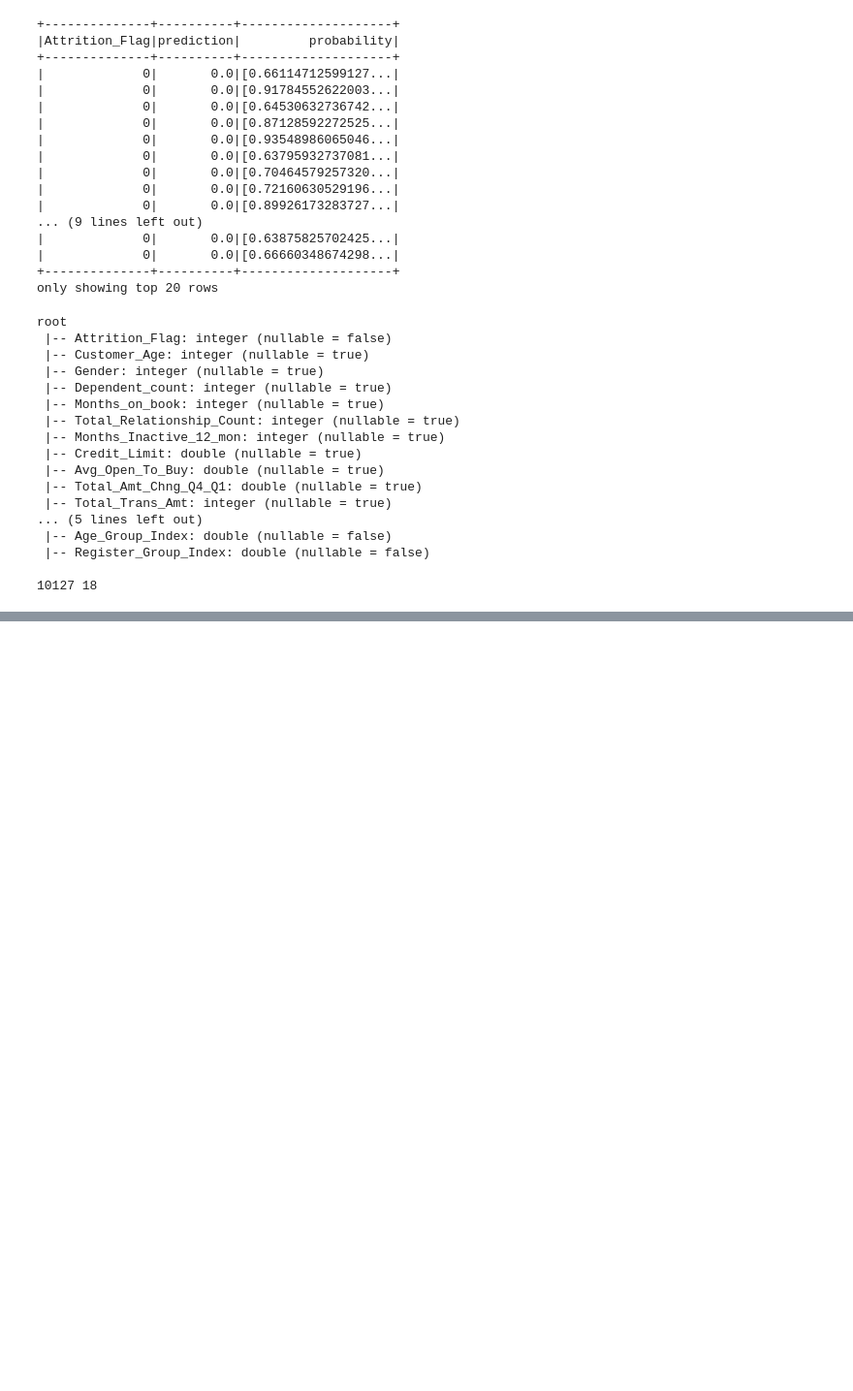
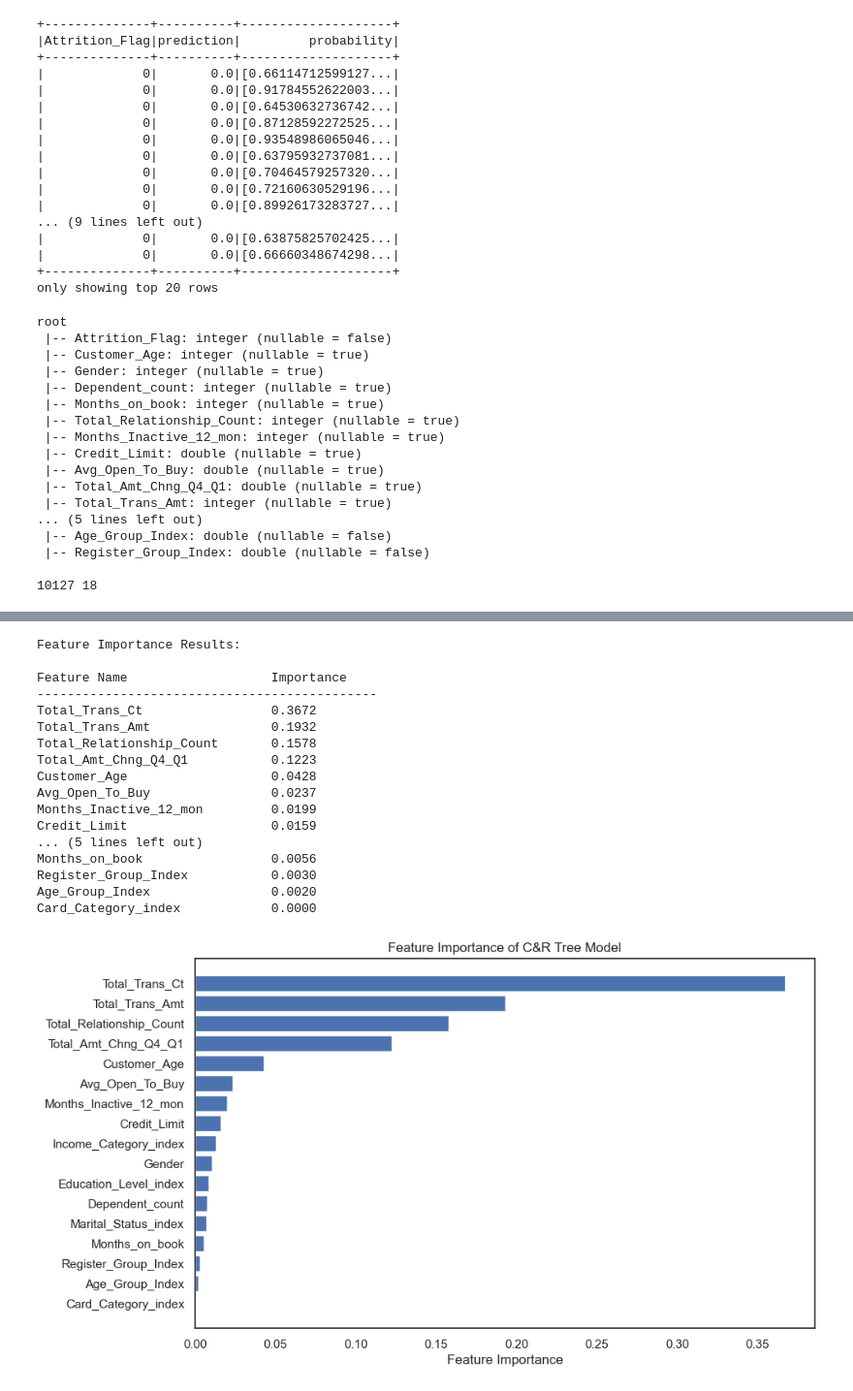
Before and after one commit to liyan0312/Big-Data-and-Machine-Learning, a Jupyter notebook: BankChurners.ipynb, the cells around one changed output, grey strips where cells are left out. Shown: that part at 97% size. Saved outputs shown, nothing was run; the diff lists cells and outputs as text; code cells hidden in the pictures; blank space fills up the shorter version.

```diff
--- a/BankChurners.ipynb
+++ b/BankChurners.ipynb
@@ -845,0 +1176,6 @@ org.apache.spark.SparkException: Exception thrown in awaitResult:
+# %%
+# Run cross-validation to select the best parameters
+cv_model = crossval.fit(train_data)
+
+# Get the best model
+best_model = cv_model.bestModel
@@ -845,0 +1228,14 @@ org.apache.spark.SparkException: Exception thrown in awaitResult:
+# %%
+# Obtain feature names and their corresponding importance
+feature_names = feature_columns
+feature_importances = best_model.featureImportances
+# %%
+# Create a tuple list containing feature names and corresponding importance
+feature_importance_tuples = [(name, importance) for name, importance in zip(feature_names, feature_importances)]
+
+# Sort the importance of features in descending order of importance
+sorted_feature_importance_tuples = sorted(feature_importance_tuples, key=lambda x: x[1], reverse=True)
+
+# 打The importance of features after printing sorting
+for name, importance in sorted_feature_importance_tuples:
+    print(f"Feature '{name}': Importance {importance:.4f}")
@@ -845,0 +1260,49 @@ org.apache.spark.SparkException: Exception thrown in awaitResult:
+# %%
+import matplotlib.pyplot as plt
+
+# Get feature names and their corresponding importance scores
+feature_names = feature_columns
+feature_importances = best_model.featureImportances
+
+# Create a list of tuples containing feature names and their importances
+feature_importance_tuples = [(name, importance) for name, importance in zip(feature_names, feature_importances)]
+
+# Sort feature importances in descending order
+sorted_feature_importance_tuples = sorted(feature_importance_tuples, key=lambda x: x[1], reverse=True)
+
+# Extract sorted feature names and importances
+sorted_feature_names, sorted_feature_importances = zip(*sorted_feature_importance_tuples)
+
+# Print feature importance results
+print("Feature Importance Results:")
+print("\n{:<30} {:<15}".format("Feature Name", "Importance"))
+print("-" * 45)
+for name, importance in sorted_feature_importance_tuples:
+    print("{:<30} {:<15.4f}".format(name, importance))
+
+# Create a horizontal bar chart to visualize feature importances
+plt.figure(figsize=(10, 6))
+plt.barh(sorted_feature_names, sorted_feature_importances)
+plt.xlabel('Feature Importance')
+plt.title('Feature Importance of C&R Tree Model')
+plt.gca().invert_yaxis()  # Invert the y-axis to display high-importance features at the top
+plt.show()
+# %% [output]
+Feature Importance Results:
+
+Feature Name                   Importance
+---------------------------------------------
+Total_Trans_Ct                 0.3672
+Total_Trans_Amt                0.1932
+Total_Relationship_Count       0.1578
+Total_Amt_Chng_Q4_Q1           0.1223
+Customer_Age                   0.0428
+Avg_Open_To_Buy                0.0237
+Months_Inactive_12_mon         0.0199
+Credit_Limit                   0.0159
+... (5 lines left out)
+Months_on_book                 0.0056
+Register_Group_Index           0.0030
+Age_Group_Index                0.0020
+Card_Category_index            0.0000
+[figure, added]
```
Also changed, not shown: parts of 56 cells of this notebook, 1 other file.
